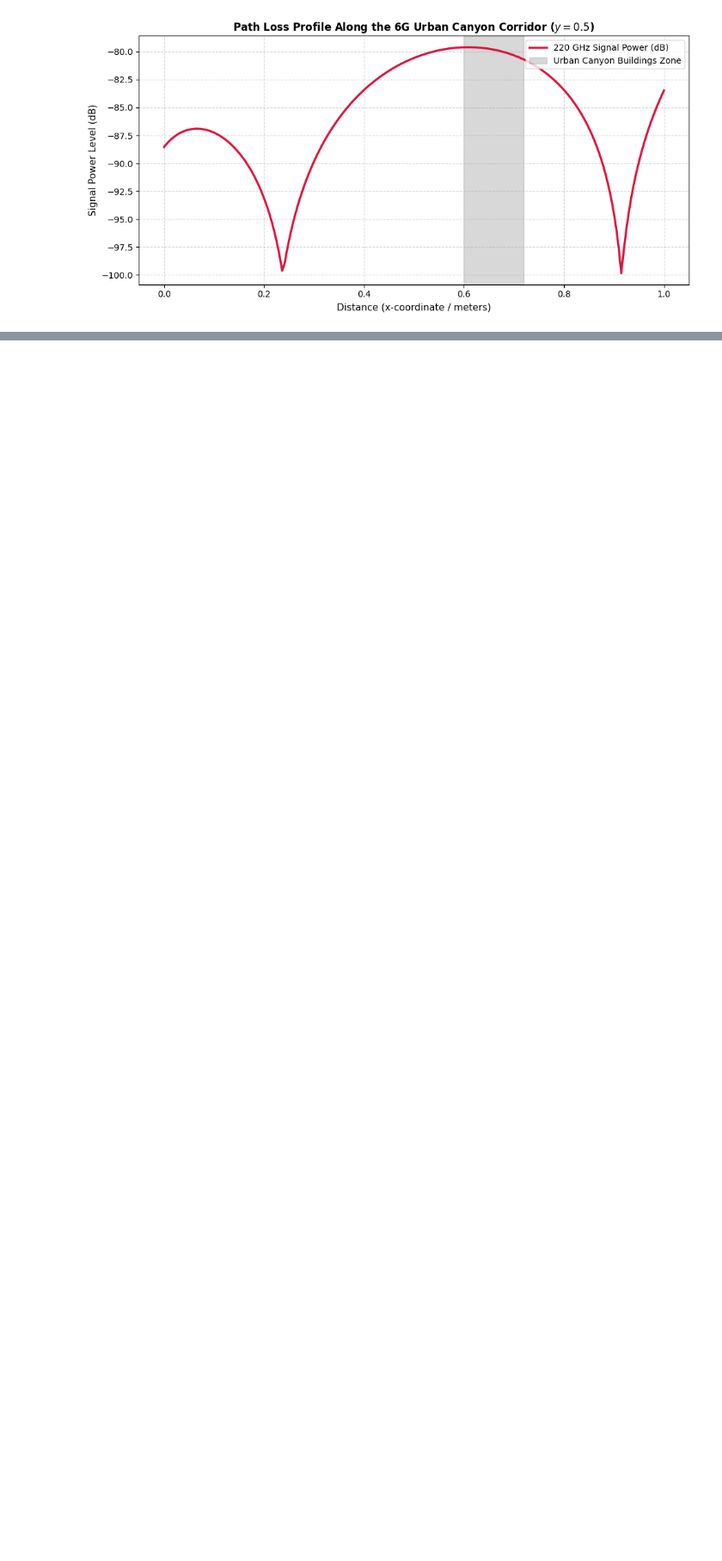
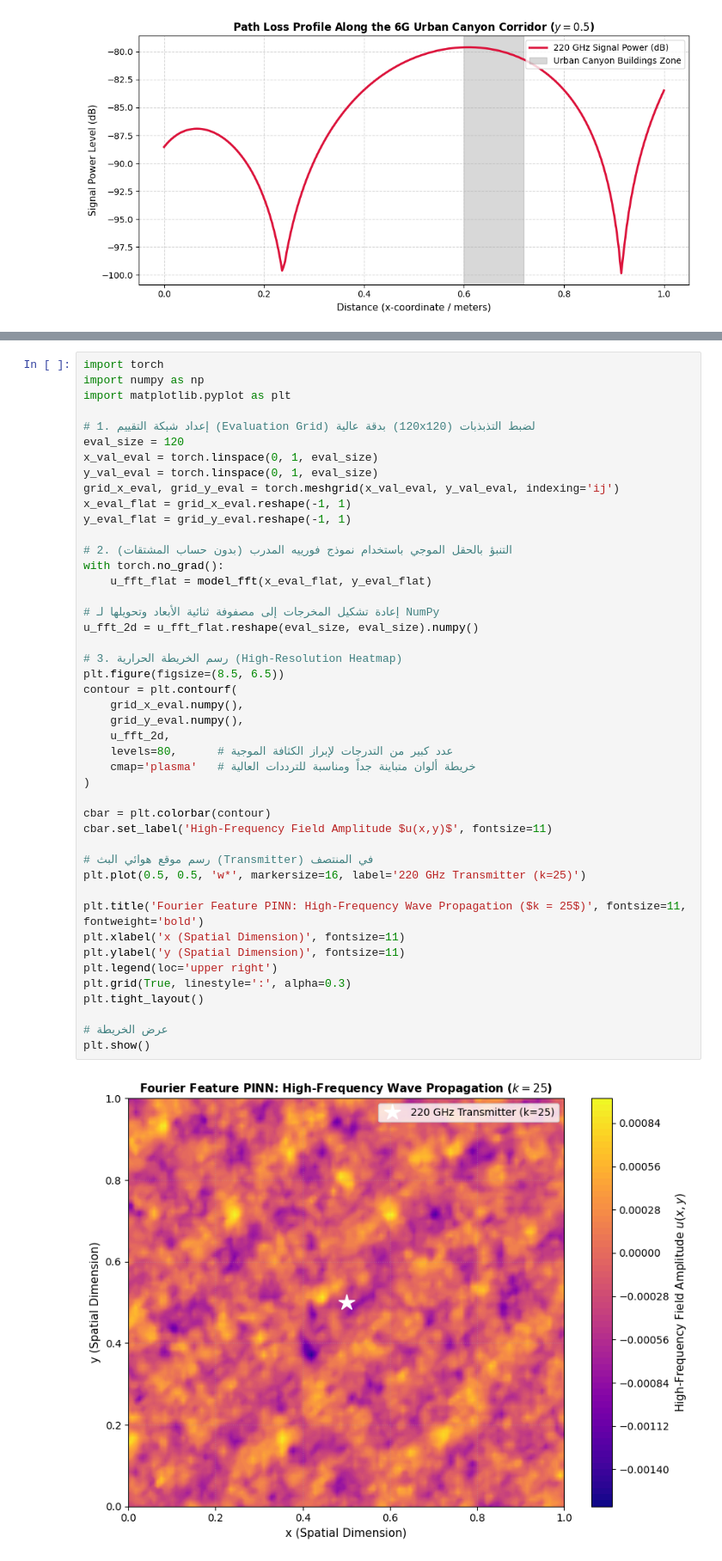
Before and after one commit to domore9630-hue/PINNs-Physics-AI-Solutions, a Jupyter notebook: Profile_Line.ipynb, the cells around one changed output, grey strips where cells are left out. Shown at 86% size. Drawn from its saved outputs; the diff is of its cells as text; blank space fills up the shorter version.

```diff
--- a/Profile_Line.ipynb
+++ b/Profile_Line.ipynb
@@ -189,0 +296,47 @@ plt.show()
+# %%
+import torch
+import numpy as np
+import matplotlib.pyplot as plt
+
+# 1. إعداد شبكة التقييم (Evaluation Grid) بدقة عالية (120x120) لضبط التذبذبات
+eval_size = 120
+x_val_eval = torch.linspace(0, 1, eval_size)
+y_val_eval = torch.linspace(0, 1, eval_size)
+grid_x_eval, grid_y_eval = torch.meshgrid(x_val_eval, y_val_eval, indexing='ij')
+x_eval_flat = grid_x_eval.reshape(-1, 1)
+y_eval_flat = grid_y_eval.reshape(-1, 1)
+
+# 2. التنبؤ بالحقل الموجي باستخدام نموذج فورييه المدرب (بدون حساب المشتقات)
+with torch.no_grad():
+    u_fft_flat = model_fft(x_eval_flat, y_eval_flat)
+
+# إعادة تشكيل المخرجات إلى مصفوفة ثنائية الأبعاد وتحويلها لـ NumPy
+u_fft_2d = u_fft_flat.reshape(eval_size, eval_size).numpy()
+
+# 3. رسم الخريطة الحرارية (High-Resolution Heatmap)
+plt.figure(figsize=(8.5, 6.5))
+contour = plt.contourf(
+    grid_x_eval.numpy(),
+    grid_y_eval.numpy(),
+    u_fft_2d,
+    levels=80,      # عدد كبير من التدرجات لإبراز الكثافة الموجية
+    cmap='plasma'   # خريطة ألوان متباينة جداً ومناسبة للترددات العالية
+)
+
+cbar = plt.colorbar(contour)
+cbar.set_label('High-Frequency Field Amplitude $u(x,y)$', fontsize=11)
+
+# رسم موقع هوائي البث (Transmitter) في المنتصف
+plt.plot(0.5, 0.5, 'w*', markersize=16, label='220 GHz Transmitter (k=25)')
+
+plt.title('Fourier Feature PINN: High-Frequency Wave Propagation ($k = 25$)', fontsize=11, fontweight='bold')
+plt.xlabel('x (Spatial Dimension)', fontsize=11)
+plt.ylabel('y (Spatial Dimension)', fontsize=11)
+plt.legend(loc='upper right')
+plt.grid(True, linestyle=':', alpha=0.3)
+plt.tight_layout()
+
+# عرض الخريطة
+plt.show()
+# %% [output]
+[figure, added]
```
Also changed, not shown: parts of 1 cell of this notebook.
